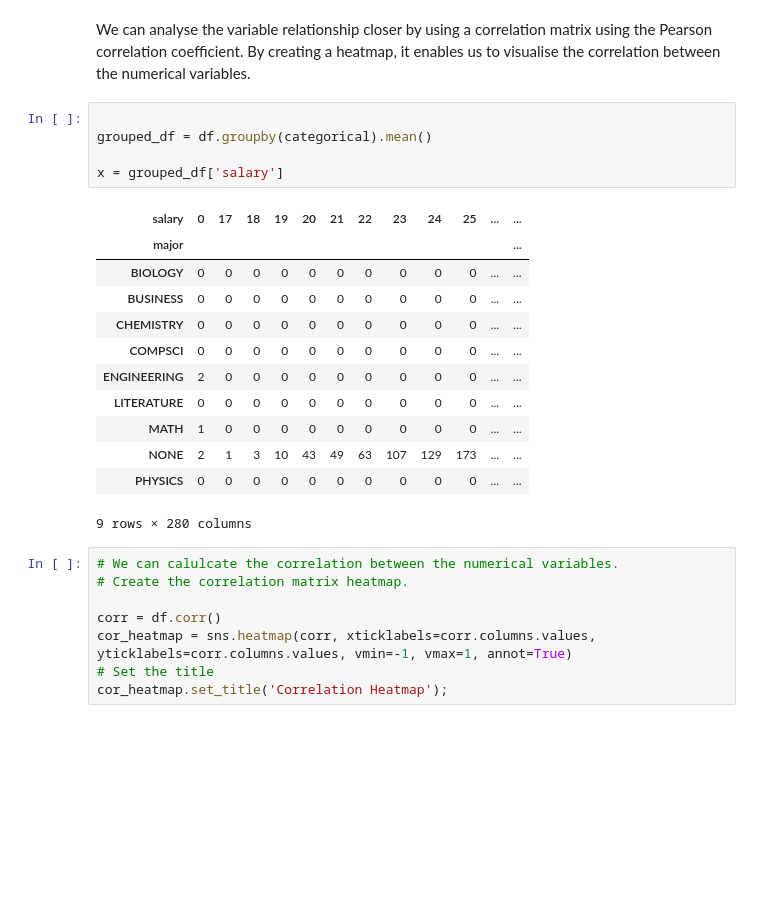
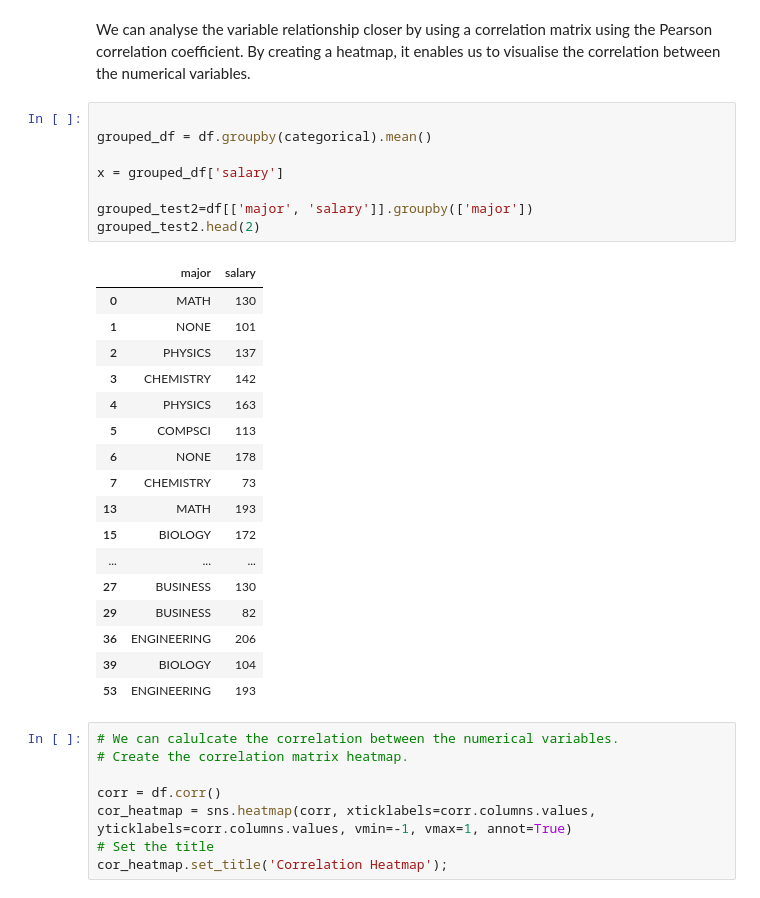
Before and after one commit to SophiaBouchama/salary-prediction-portfolio, a Jupyter notebook: Salary Prediction Notebook.ipynb, the cells around one changed output. Drawn from its saved outputs; the diff is of its cells as text; blank space fills up the shorter version.

```diff
--- a/Salary Prediction Notebook.ipynb
+++ b/Salary Prediction Notebook.ipynb
@@ -411,21 +411,29 @@ We can analyse the variable relationship closer by using a correlation matrix us
 # %%
 
 grouped_df = df.groupby(categorical).mean()
 
 x = grouped_df['salary']
+
+grouped_test2=df[['major', 'salary']].groupby(['major'])
+grouped_test2.head(2)
 # %% [output]
-| salary | 0 | 17 | 18 | 19 | 20 | 21 | 22 | 23 | 24 | 25 | ... | ... |
-| major |  |  |  |  |  |  |  |  |  |  |  | ... |
-| BIOLOGY | 0 | 0 | 0 | 0 | 0 | 0 | 0 | 0 | 0 | 0 | ... | ... |
-| BUSINESS | 0 | 0 | 0 | 0 | 0 | 0 | 0 | 0 | 0 | 0 | ... | ... |
-| CHEMISTRY | 0 | 0 | 0 | 0 | 0 | 0 | 0 | 0 | 0 | 0 | ... | ... |
-| COMPSCI | 0 | 0 | 0 | 0 | 0 | 0 | 0 | 0 | 0 | 0 | ... | ... |
-| ENGINEERING | 2 | 0 | 0 | 0 | 0 | 0 | 0 | 0 | 0 | 0 | ... | ... |
-| LITERATURE | 0 | 0 | 0 | 0 | 0 | 0 | 0 | 0 | 0 | 0 | ... | ... |
-| MATH | 1 | 0 | 0 | 0 | 0 | 0 | 0 | 0 | 0 | 0 | ... | ... |
-| NONE | 2 | 1 | 3 | 10 | 43 | 49 | 63 | 107 | 129 | 173 | ... | ... |
-| PHYSICS | 0 | 0 | 0 | 0 | 0 | 0 | 0 | 0 | 0 | 0 | ... | ... |
+|  | major | salary |
+| 0 | MATH | 130 |
+| 1 | NONE | 101 |
+| 2 | PHYSICS | 137 |
+| 3 | CHEMISTRY | 142 |
+| 4 | PHYSICS | 163 |
+| 5 | COMPSCI | 113 |
+| 6 | NONE | 178 |
+| 7 | CHEMISTRY | 73 |
+| 13 | MATH | 193 |
+| 15 | BIOLOGY | 172 |
+| ... | ... | ... |
+| 27 | BUSINESS | 130 |
+| 29 | BUSINESS | 82 |
+| 36 | ENGINEERING | 206 |
+| 39 | BIOLOGY | 104 |
+| 53 | ENGINEERING | 193 |
-9 rows × 280 columns
 # %%
 # We can calulcate the correlation between the numerical variables.
 # Create the correlation matrix heatmap.
```
Also changed, not shown: parts of 6 cells of this notebook.
